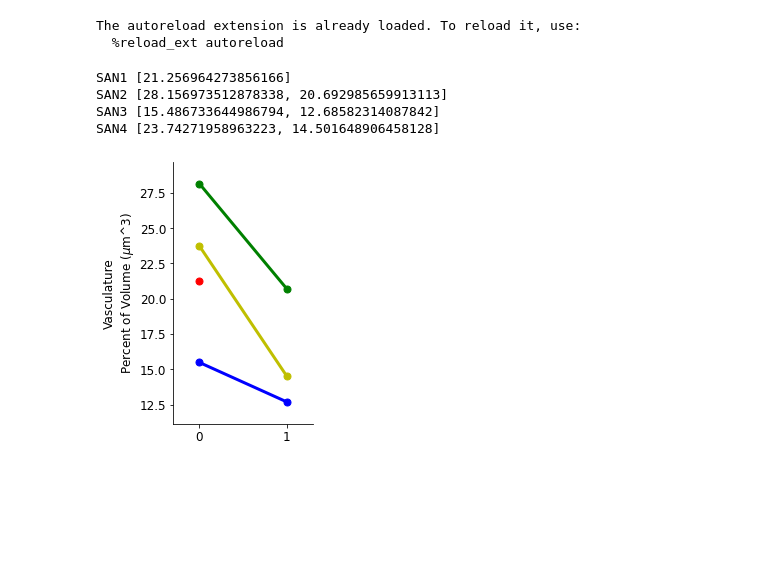
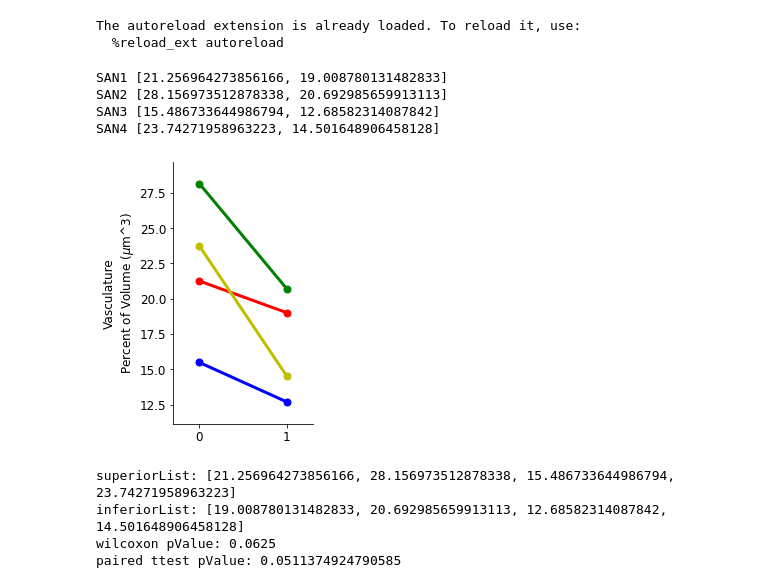
Before and after one commit to cudmore/saNode, a Jupyter notebook: notebooks/manuscript-20201103.ipynb, the cells around one changed output. Drawn from its saved outputs; the diff is of its cells as text; code cells hidden in the pictures; blank space fills up the shorter version.

```diff
--- a/notebooks/manuscript-20201103.ipynb
+++ b/notebooks/manuscript-20201103.ipynb
@@ -14,15 +16,48 @@ import aicsPlot
 The autoreload extension is already loaded. To reload it, use:
   %reload_ext autoreload
 # %%
+# Density-Result-ch{channel}.csv is created with 'python aicsMaskDen.py'
 channel = 2
 csvFile = f'../Density-Result-ch{channel}.csv'
-aicsPlot.plotMaskDensity(channel=channel, csvFile=csvFile)
+superiorList, inferiorList = aicsPlot.plotMaskDensity(channel=channel, csvFile=csvFile)
+
+# append mean +/- se
 # %% [output]
-SAN1 [21.256964273856166]
+SAN1 [21.256964273856166, 19.008780131482833]
 SAN2 [28.156973512878338, 20.692985659913113]
 SAN3 [15.486733644986794, 12.68582314087842]
 SAN4 [23.74271958963223, 14.501648906458128]
-[figure, old version]
+[figure, new version]
+# %%
+# do stats on return from aicsPlot.plotMaskDensity
+
+def getStats(theList):
+    theMean = np.nanmean(theList)
+    theStd = np.nanstd(theList)
+    theN = len(theList)
+    theSem = theStd / math.sqrt(theN)
+    return theMean, theStd, theN, theSem
+
+# get mean/sd/n from each superior/inferior
+sMean, sStd, sSem, sN = getStats(superiorList)
+iMean, iStd, iSem, iN = getStats(inferiorList)
+
+# do stats
+import scipy
+alternative = 'greater' #(“two-sided”, “greater”, “less”)
+mode = 'exact'
+stat, pValue = scipy.stats.wilcoxon(x=superiorList, y=inferiorList, alternative=alternative, mode=mode)
+print('superiorList:', superiorList)
+print('inferiorList:', inferiorList)
+print('wilcoxon pValue:', pValue)
+
+stat, pValue = scipy.stats.ttest_rel(superiorList, inferiorList)
+print('paired ttest pValue:', pValue)
+# %% [output]
+superiorList: [21.256964273856166, 28.156973512878338, 15.486733644986794, 23.74271958963223]
+inferiorList: [19.008780131482833, 20.692985659913113, 12.68582314087842, 14.501648906458128]
+wilcoxon pValue: 0.0625
+paired ttest pValue: 0.0511374924790585
 # %%
 # this requires a file
 #os.path.isfile('saNode/hcn4-Distance-Result.csv')
```
Also changed, not shown: parts of 15 cells of this notebook, 14 other files.
